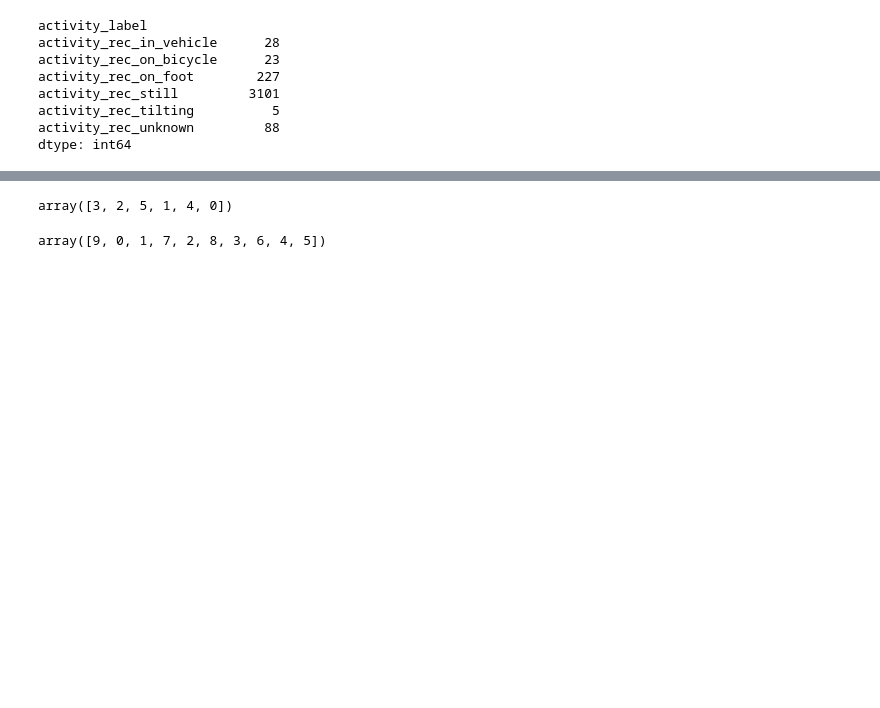
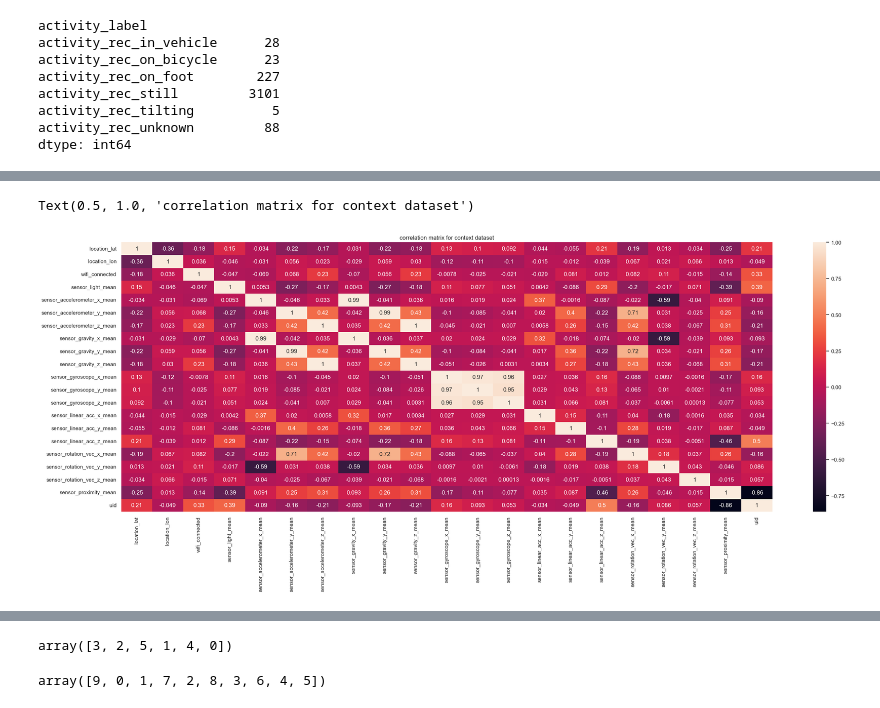
Before and after one commit to sandrynat/AmI_pdi_repo, a Jupyter notebook: Classificação Simples/SimpleClassification_V1_15min.ipynb, the cells around one changed output, grey strips where cells are left out. Cells and saved outputs as stored; diff of their text form; code cells hidden in the pictures; blank space fills up the shorter version.

Commit message:
correlation matrix

```diff
--- a/Classificação Simples/SimpleClassification_V1_15min.ipynb
+++ b/Classificação Simples/SimpleClassification_V1_15min.ipynb
@@ -105,3 +155,10 @@ dtype: int64
+# %%
+feauters_numerical_corr=df.drop(["activity_label","label"],axis=1)
+sns.heatmap(feauters_numerical_corr.corr(), annot=True)
+plt.title("correlation matrix for context dataset")
+# %% [output]
+Text(0.5, 1.0, 'correlation matrix for context dataset')
+[figure, added]
 # %%
 #Eliminate unique/or almost unique columns
 df_final=df.drop(['time_t_15','location_lat','location_lon', 'uid'], axis=1)
```
Also changed, not shown: parts of 9 cells of this notebook, 5 other files.
